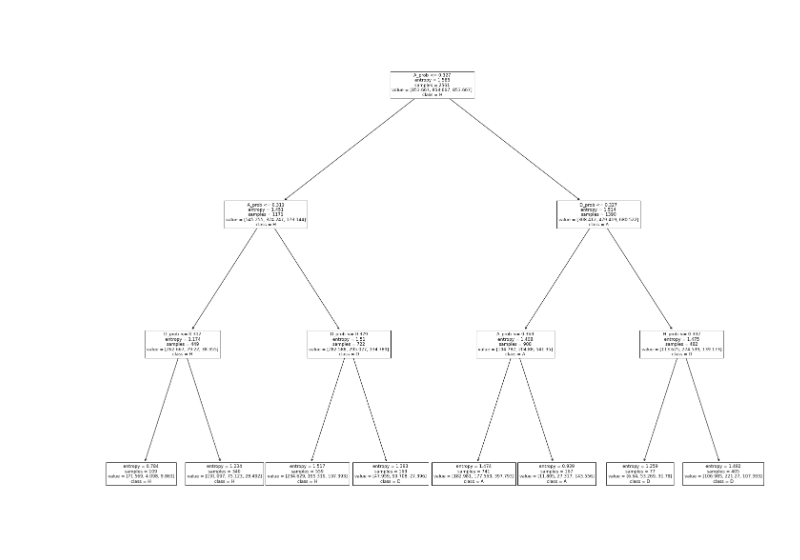
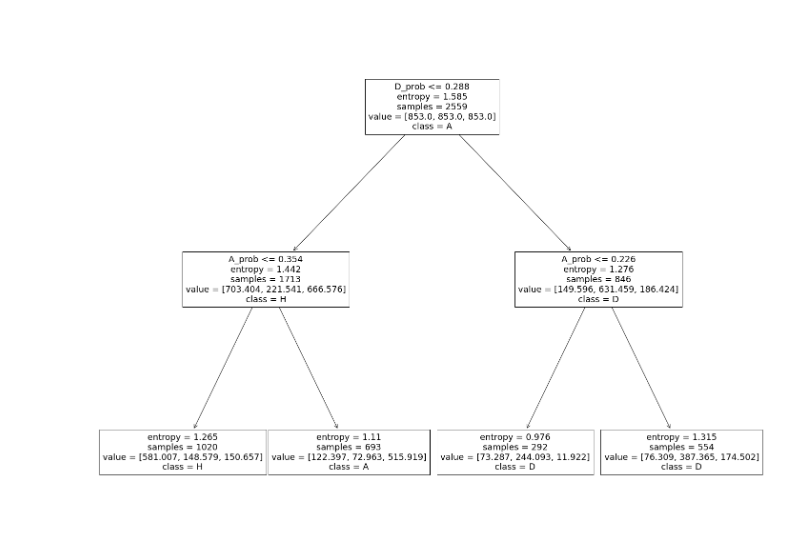
Before and after one commit to msoczi/football_predictions, a Jupyter notebook: model_building.ipynb, the cells around one changed output. Cells and saved outputs as stored; diff of their text form; code cells hidden in the pictures.

Commit message:
rebuild model

```diff
--- a/model_building.ipynb
+++ b/model_building.ipynb
@@ -77,3 +81,5 @@ data
+# %%
+data = data.drop(['h_course','d_course','a_course'], axis=1)
 # %%
 # Train-test split
 X_train, X_test, y_train, y_test = train_test_split(data, data_label, test_size=0.30, random_state=20)
@@ -83,0 +86,3 @@ X_test = xgb.DMatrix(X_test, label=y_test)
+# %%
+model = xgb.XGBRegressor(objective='multi:softmax',
+                        num_class=3)
@@ -83,0 +100,16 @@ X_test = xgb.DMatrix(X_test, label=y_test)
+# %%
+# BAYESIAN OPTIMIZATION
+bayes_optim = BayesSearchCV(estimator=model,
+                            search_spaces=params,
+                            n_iter = 20,
+                            n_jobs=-1,
+                            cv=5,
+                            verbose=1,
+                            random_state=19)
+
+bayes_optim.fit(X_train, y_train)
+
+
+print('\nBEST PARAMETERS:',bayes_optim.best_params_, '\n')
+
+print('BEST SCORE:',bayes_optim.best_score_)
@@ -84,17 +137,21 @@ X_test = xgb.DMatrix(X_test, label=y_test)
 # %%
+# DataFrames to DMatrix
+X_train = xgb.DMatrix(X_train, label=y_train)
+X_test = xgb.DMatrix(X_test, label=y_test)
+
 # Parameters definition
-param = {'max_depth': 3,
-         'eta': 0.003,
-         'gamma':4,
-         'min_child_weight':40,
-         'colsample_bytree':0.6,
-         'subsample':0.9,
-         'lambda':0.9,
+param = {'max_depth': bayes_optim.best_params_['max_depth'],
+         'eta': bayes_optim.best_params_['learning_rate'],
+         'gamma':bayes_optim.best_params_['gamma'],
+         'min_child_weight':bayes_optim.best_params_['min_child_weight'],
+         'colsample_bytree':bayes_optim.best_params_['colsample_bytree'],
+         'subsample':bayes_optim.best_params_['subsample'],
+         'lambda':bayes_optim.best_params_['lambda'],
          'objective': 'multi:softprob',
          'eval_metric' : ['auc','merror'],
          'num_class' : 3
         }
 evallist = [(X_test, 'test'), (X_train, 'train')]
 
-xgb_model = xgb.train(param, X_train, 50, evallist)
+xgb_model = xgb.train(param, X_train, bayes_optim.best_params_['n_estimators'], evallist)
 # %% [output]
@@ -138,19 +221,19 @@ test_probabilities = pd.DataFrame(xgb_model.predict(X_test))
 # %%
 # Decision tree
 decision_tree = DecisionTreeClassifier(criterion='entropy',
                              class_weight = 'balanced',
-                             max_depth = 3,
+                             max_depth = 2,
                              min_samples_leaf = 0.03
                             )
 decision_tree.fit(train_probabilities, np.array(y_train))
 
 # Plot tree
 fig = plt.figure(figsize=(25,20))
 _ = tree.plot_tree(decision_tree,
                    feature_names=['H_prob','D_prob','A_prob'],
                    class_names=['H','D','A'])
 # %% [output]
-[figure, old version]
+[figure, new version]
 # %%
 # Predictions after decision tree
 tree_preds_train = decision_tree.predict(train_probabilities)
```
Also changed, not shown: parts of 12 cells of this notebook, 22 other files.
